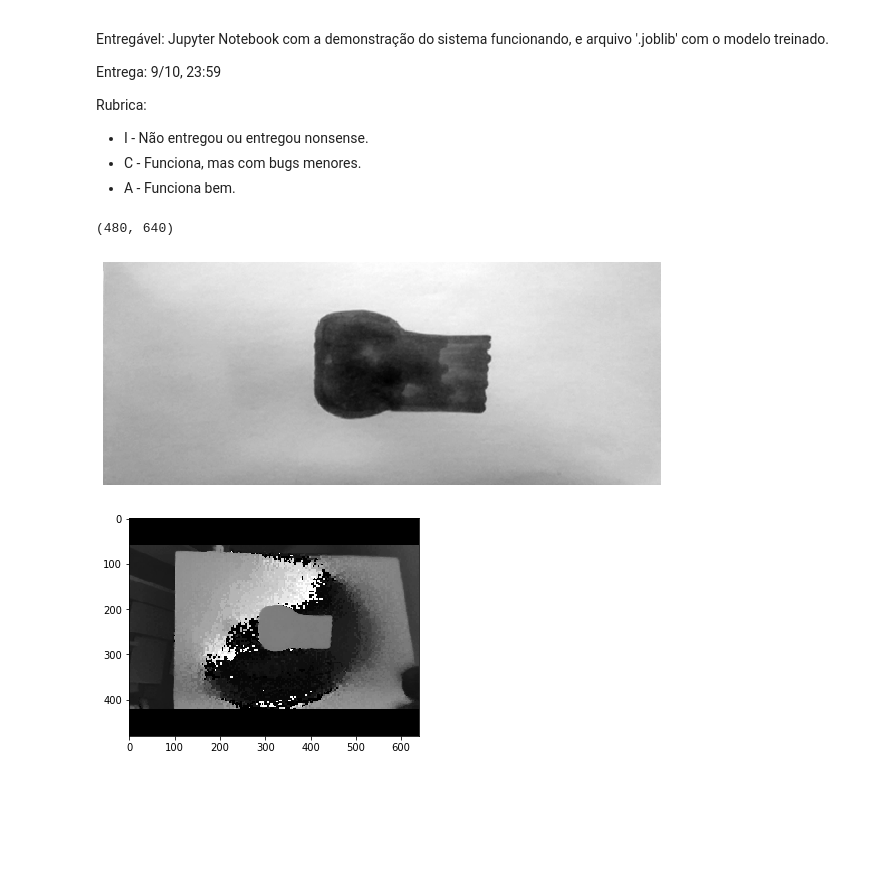
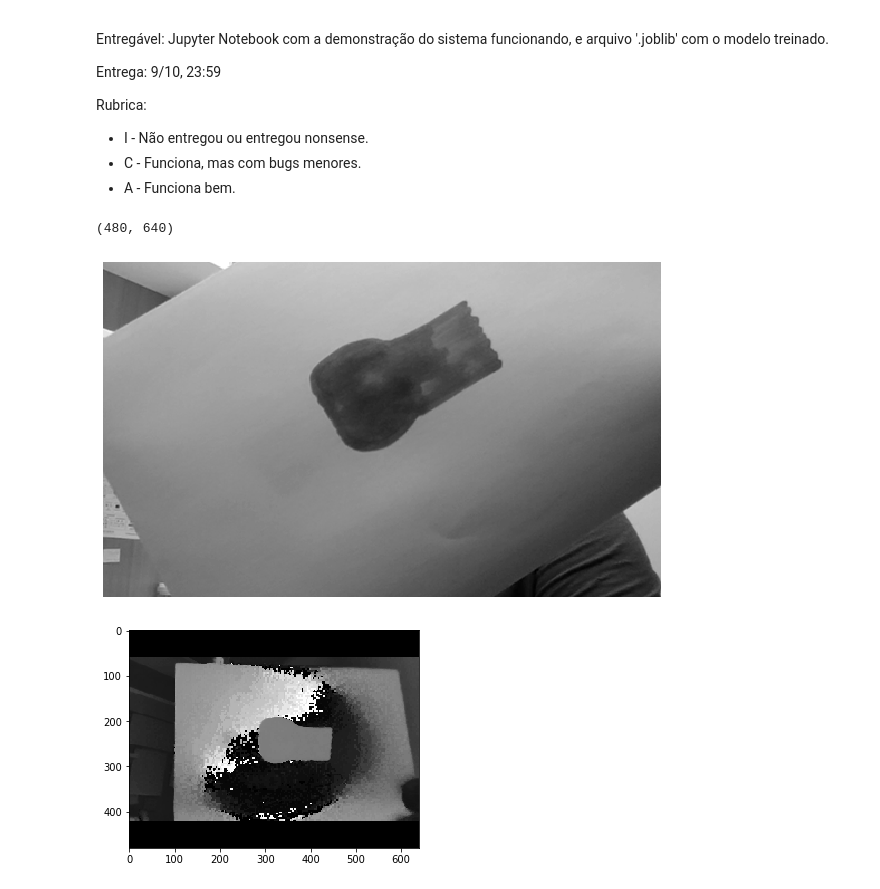
Before and after one commit to PauloTP/Visao_comp_2019, a Jupyter notebook: projeto4/projeto4.ipynb, the cells around one changed output. Saved outputs shown, nothing was run; the diff lists cells and outputs as text; code cells hidden in the pictures; blank space fills up the shorter version.

```diff
--- a/projeto4/projeto4.ipynb
+++ b/projeto4/projeto4.ipynb
@@ -57,22 +58,22 @@ Rubrica:
 - C - Funciona, mas com bugs menores.
 - A - Funciona bem.
 # %%
-image = os.path.join(os.getcwd(), "RPS/snap_00000.png")
+image = os.path.join(os.getcwd(), "RPS/pedra-1.png")
 image = skimage.io.imread(image, as_gray=True)
 
 def ski_plot(img):
 
     plt.figure(figsize=(10, 10))
     plt.imshow(img, cmap='gray', interpolation='nearest')
     plt.axis('off')
     plt.show()
 
 print(image.shape)
 image = image[100:400,100:600]
 ski_plot(image)
 # %% [output]
 (480, 640)
-[figure, old version]
+[figure, new version]
 # %%
 
 from skimage import io
```
Also changed, not shown: parts of 14 cells of this notebook, 56 other files.
